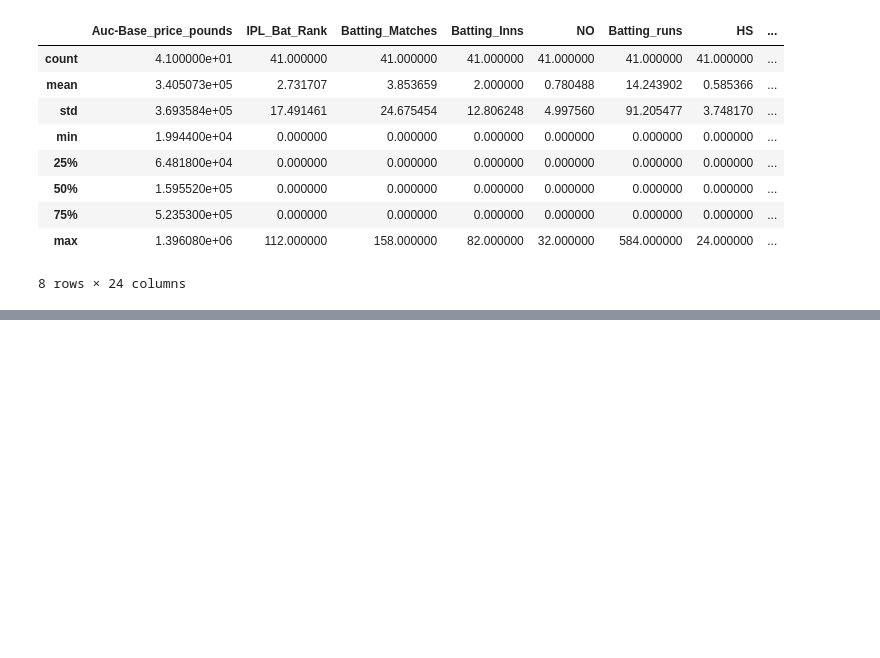
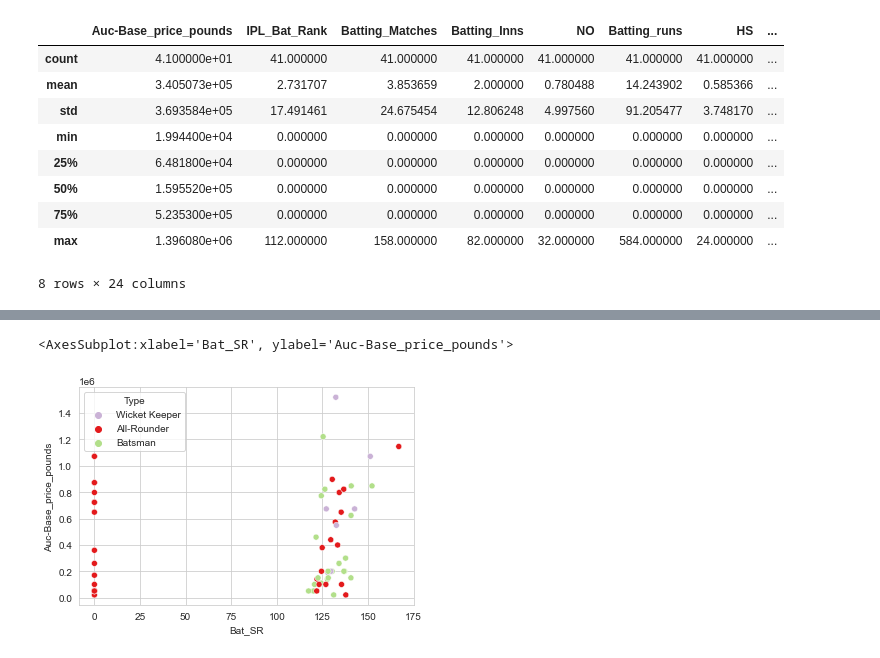
Before and after one commit to JonnyPearce/SpringboardCapstone2, a Jupyter notebook: Notebooks/Capstone2_CricketProject_ExploratoryDataAnalysis_JonnyPearce_Feb2023.ipynb, the cells around one changed output, grey strips where cells are left out. Cells and saved outputs as stored; diff of their text form; code cells hidden in the pictures; blank space fills up the shorter version.

```diff
--- a/Notebooks/Capstone2_CricketProject_ExploratoryDataAnalysis_JonnyPearce_Feb2023.ipynb
+++ b/Notebooks/Capstone2_CricketProject_ExploratoryDataAnalysis_JonnyPearce_Feb2023.ipynb
@@ -776,0 +789,11 @@ Bowlers.describe()
+# %%
+sns.scatterplot(
+    data=Bat_AllR_WK,
+    x='Bat_SR',
+    y='Auc-Base_price_pounds',
+    hue='Type',
+    palette='Paired_r'
+    )
+# %% [output]
+<AxesSubplot:xlabel='Bat_SR', ylabel='Auc-Base_price_pounds'>
+[figure, added]
```
Also changed, not shown: parts of 10 cells of this notebook.
